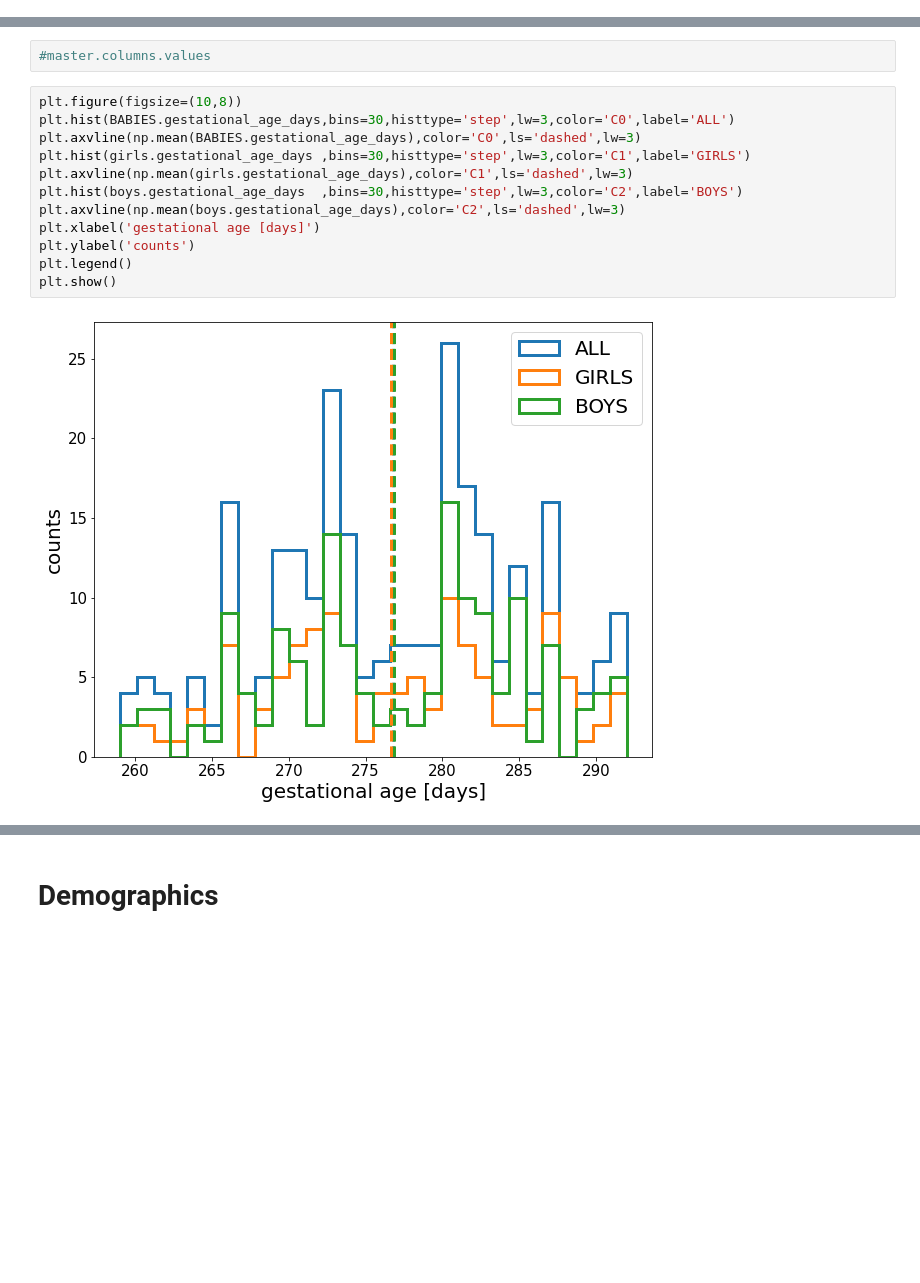
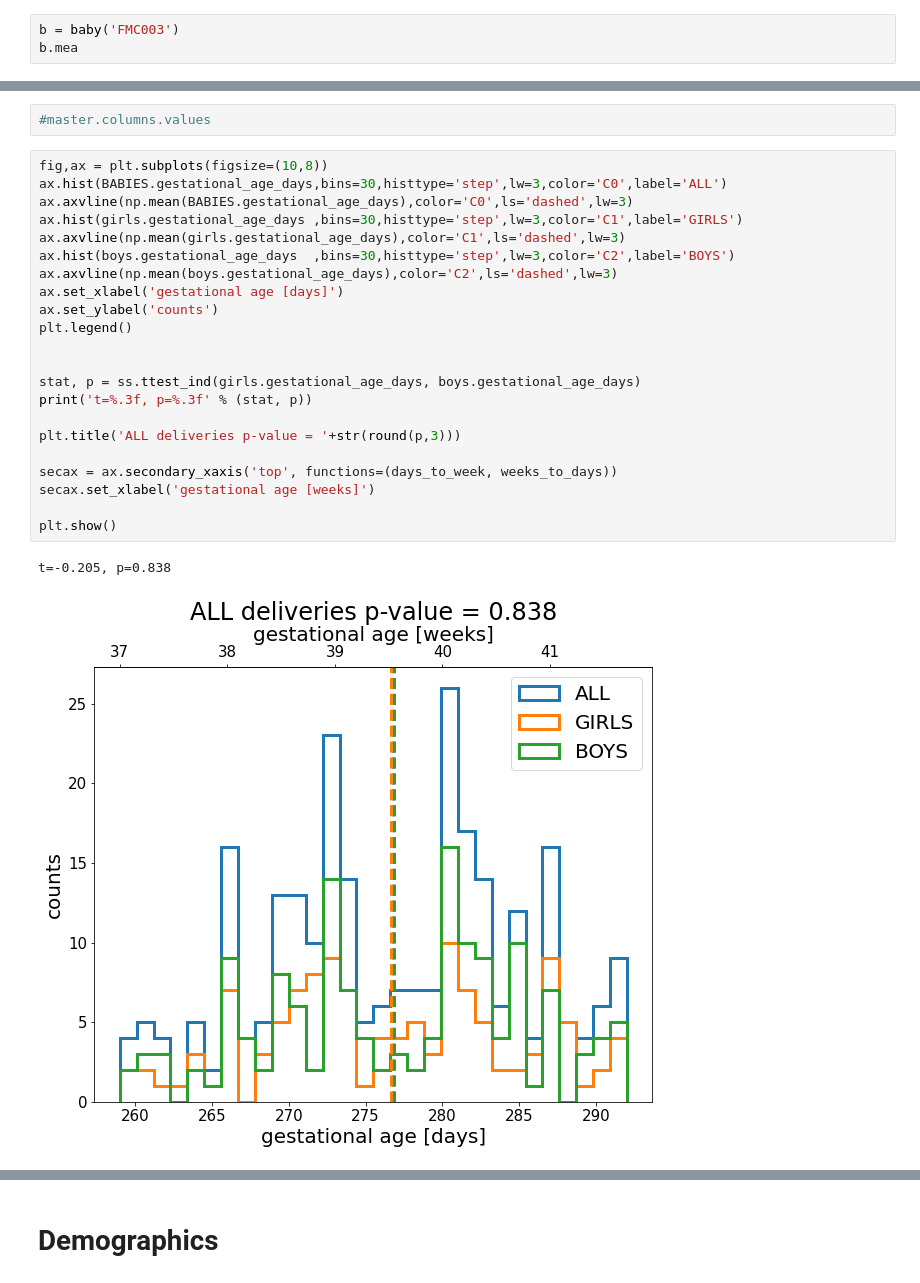
Before and after one commit to shisteve/NHS, a Jupyter notebook: 003_sample_babies.ipynb, the cells around one changed output, grey strips where cells are left out. Drawn from its saved outputs; the diff is of its cells as text; blank space fills up the shorter version.

Commit message:
Study of gestational age for different types of delivery and study of Pulse rate for babies before and after 39 weeks of gestational age.

```diff
--- a/003_sample_babies.ipynb
+++ b/003_sample_babies.ipynb
@@ -128,4 +131,7 @@ len(NAMES_COMPLETE)
 270
 # %% [markdown]
 # CLASS SAMPLE_BABIES
+# %%
+b = baby('FMC003')
+b.mea
 # %%
@@ -247,16 +276,27 @@ plt.show()
 # %%
 #master.columns.values
 # %%
-plt.figure(figsize=(10,8))
-plt.hist(BABIES.gestational_age_days,bins=30,histtype='step',lw=3,color='C0',label='ALL')
-plt.axvline(np.mean(BABIES.gestational_age_days),color='C0',ls='dashed',lw=3)
-plt.hist(girls.gestational_age_days ,bins=30,histtype='step',lw=3,color='C1',label='GIRLS')
-plt.axvline(np.mean(girls.gestational_age_days),color='C1',ls='dashed',lw=3)
-plt.hist(boys.gestational_age_days  ,bins=30,histtype='step',lw=3,color='C2',label='BOYS')
-plt.axvline(np.mean(boys.gestational_age_days),color='C2',ls='dashed',lw=3)
-plt.xlabel('gestational age [days]')
-plt.ylabel('counts')
+fig,ax = plt.subplots(figsize=(10,8))
+ax.hist(BABIES.gestational_age_days,bins=30,histtype='step',lw=3,color='C0',label='ALL')
+ax.axvline(np.mean(BABIES.gestational_age_days),color='C0',ls='dashed',lw=3)
+ax.hist(girls.gestational_age_days ,bins=30,histtype='step',lw=3,color='C1',label='GIRLS')
+ax.axvline(np.mean(girls.gestational_age_days),color='C1',ls='dashed',lw=3)
+ax.hist(boys.gestational_age_days  ,bins=30,histtype='step',lw=3,color='C2',label='BOYS')
+ax.axvline(np.mean(boys.gestational_age_days),color='C2',ls='dashed',lw=3)
+ax.set_xlabel('gestational age [days]')
+ax.set_ylabel('counts')
 plt.legend()
+
+
+stat, p = ss.ttest_ind(girls.gestational_age_days, boys.gestational_age_days)
+print('t=%.3f, p=%.3f' % (stat, p))
+
+plt.title('ALL deliveries p-value = '+str(round(p,3)))
+
+secax = ax.secondary_xaxis('top', functions=(days_to_week, weeks_to_days))
+secax.set_xlabel('gestational age [weeks]')
+
 plt.show()
 # %% [output]
+t=-0.205, p=0.838
-[figure, old version]
+[figure, new version]
```
Also changed, not shown: parts of 20 cells of this notebook.
